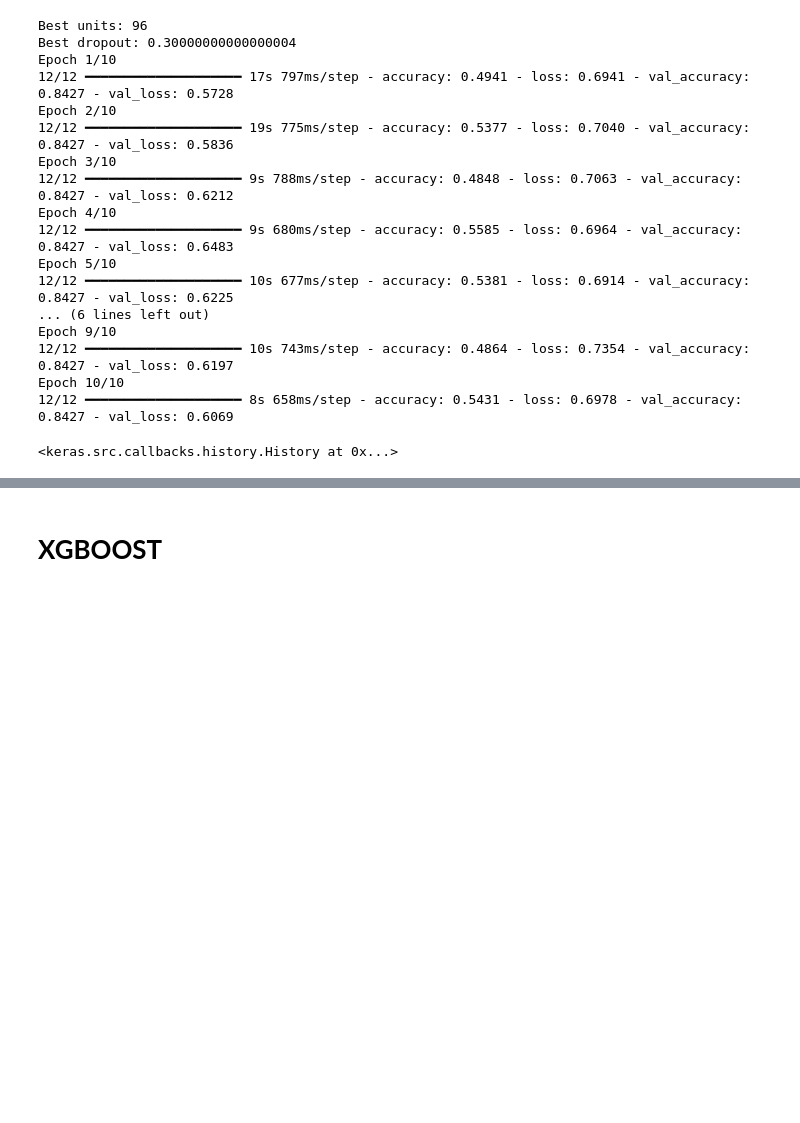
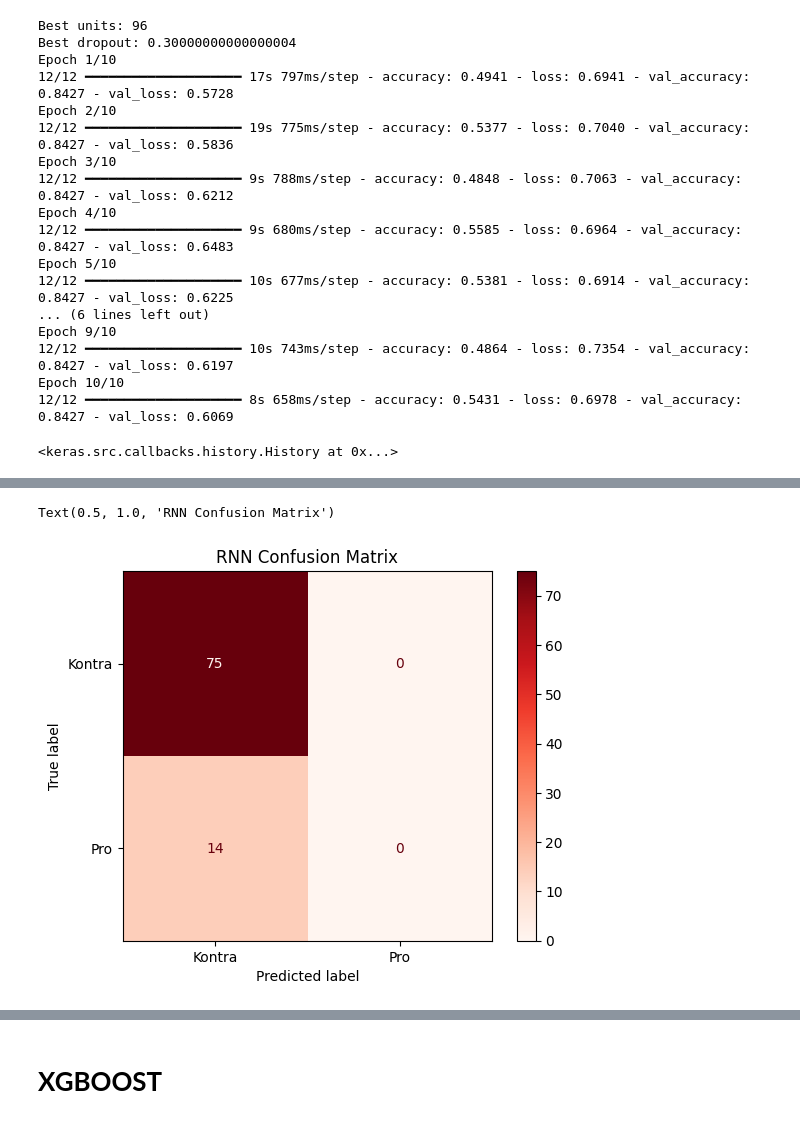
Before and after one commit to firarru/Text-Mining, a Jupyter notebook: UTS_Text_Mining.ipynb, the cells around one changed output, grey strips where cells are left out. Drawn from its saved outputs; the diff is of its cells as text; code cells hidden in the pictures; blank space fills up the shorter version.

```diff
--- a/UTS_Text_Mining.ipynb
+++ b/UTS_Text_Mining.ipynb
@@ -482 +476,11 @@ print(f"RNN Accuracy: {accuracy}")
 RNN Accuracy: [0.6069260239601135, 0.8426966071128845]
+# %%
+from sklearn.metrics import confusion_matrix, ConfusionMatrixDisplay
+rnn_pred_prob = rnn_tuning.predict(X_test_vec)  # hasil probabilitas
+rnn_pred = np.argmax(rnn_pred_prob, axis=1)    # ubah ke kelas prediksi
+
+cm = confusion_matrix(y_test, rnn_pred)
+disp = ConfusionMatrixDisplay(confusion_matrix=cm, display_labels=['Kontra', 'Pro'])
+disp.plot(cmap='Reds', values_format='d')
+plt.title('RNN Confusion Matrix')
+# %% [output]
@@ -482,0 +488,2 @@ RNN Accuracy: [0.6069260239601135, 0.8426966071128845]
+Text(0.5, 1.0, 'RNN Confusion Matrix')
+[figure, added]
```
Also changed, not shown: parts of 10 cells of this notebook.
